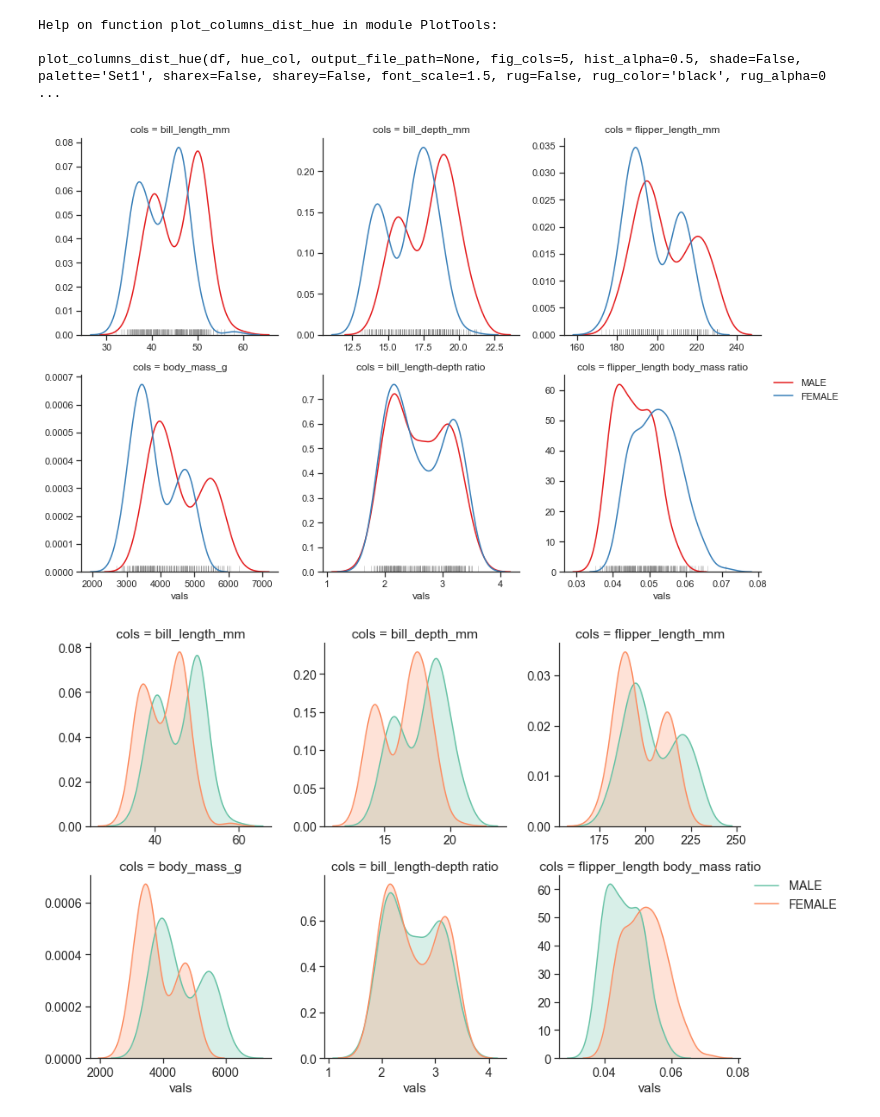
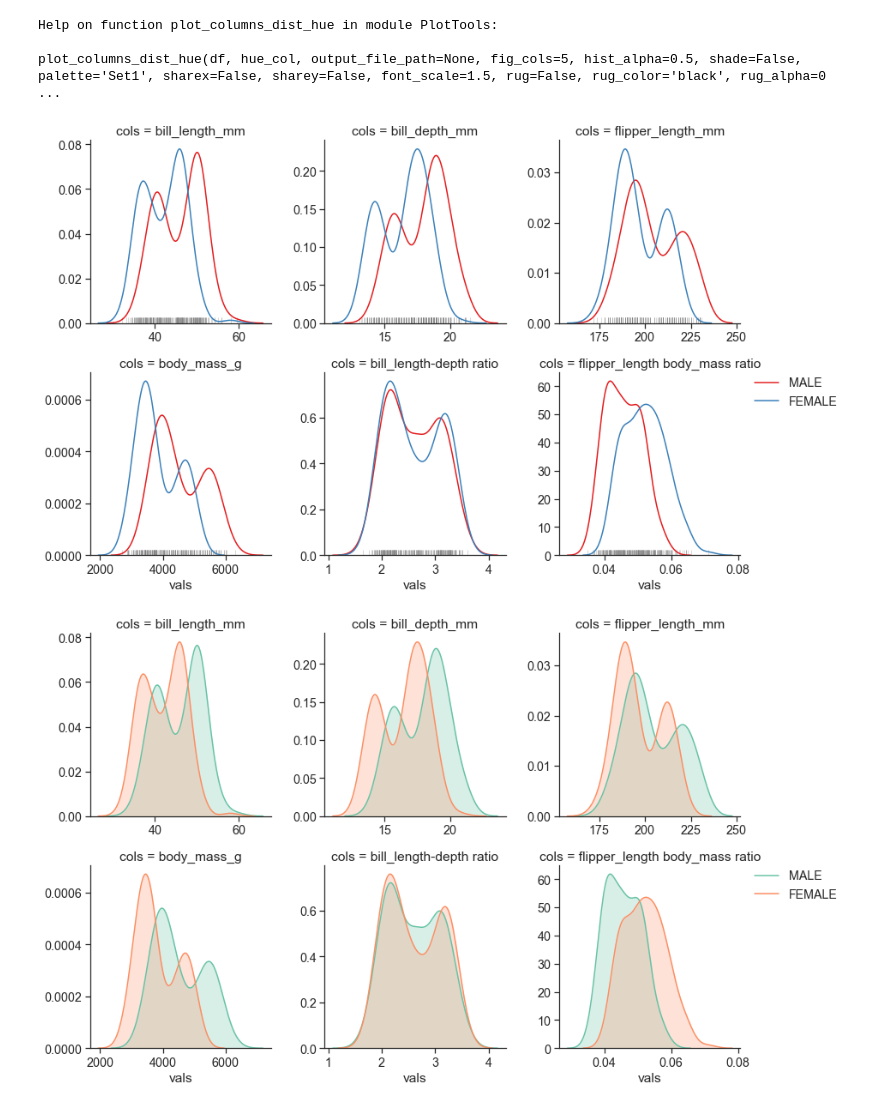
Before and after one commit to liel-cohen/LielTools, a Jupyter notebook: plots_examp.ipynb, the cells around one changed output. Drawn from its saved outputs; the diff is of its cells as text; code cells hidden in the pictures.

```diff
--- a/plots_examp.ipynb
+++ b/plots_examp.ipynb
@@ -113,15 +114,15 @@ plot_columns_dist_hue(df, hue_col, output_file_path=None, fig_cols=5, hist_alpha
 # %%
 PlotTools.plot_columns_dist_hue(peng_df[['bill_length_mm', 'bill_depth_mm', 'flipper_length_mm', 'body_mass_g',
                                          'bill_length-depth ratio', 'flipper_length body_mass ratio', 'sex']],
                                 'sex', output_file_path=None, fig_cols=3,
-                                hist_alpha=0.5, shade=False, font_scale=1,
+                                hist_alpha=0.5, shade=False, font_scale=1.3,
                                 palette="Set1",
                                 sharex=False, sharey=False,
                                 fig_height=4, fig_aspect=1,
                                 rug=True, rug_color='grey', rug_alpha=0.3,
                                 rug_linewidth=1, rug_height=0.03)
 # %% [output]
-[figure, old version]
+[figure, new version]
 # %%
 PlotTools.plot_columns_dist_hue(peng_df[['bill_length_mm', 'bill_depth_mm', 'flipper_length_mm', 'body_mass_g',
                                          'bill_length-depth ratio', 'flipper_length body_mass ratio', 'sex']],
```
Also changed, not shown: parts of 4 cells of this notebook, 1 other file.
